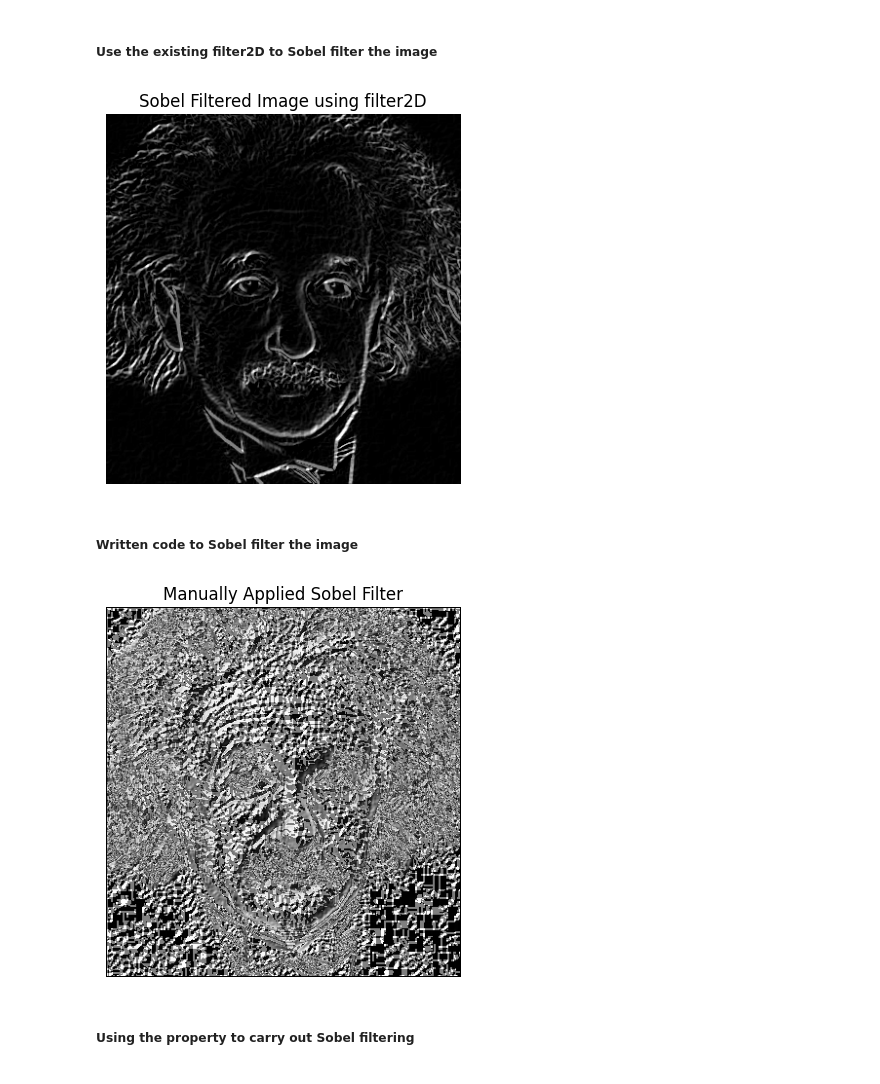
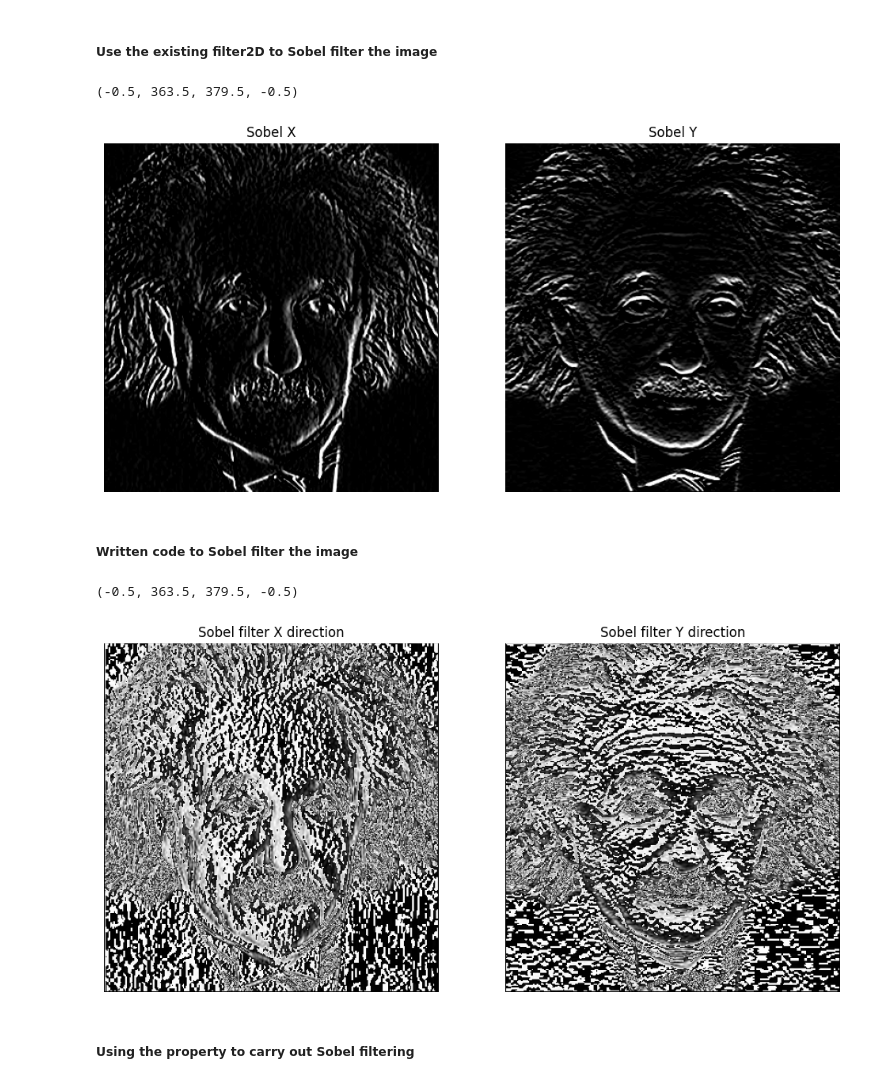
Before and after one commit to DinukaMadhushan1234/Intensity-Transformations-and-Neighborhood, a Jupyter notebook: Sobel filter.ipynb, the cells around one changed output. Saved outputs shown, nothing was run; the diff lists cells and outputs as text; code cells hidden in the pictures.

```diff
--- a/Sobel filter.ipynb
+++ b/Sobel filter.ipynb
@@ -3,30 +3,37 @@
 # %%
 import cv2
 import numpy as np
 import matplotlib.pyplot as plt
 
 # Load the image
 image_path = r"D:\5th sem\Image processing\Assignment 1 on Intensity Transformations and Neighborhood\Intensity-Transformations-and-Neighborhood\a1images\einstein.png"
 image = cv2.imread(image_path, cv2.IMREAD_GRAYSCALE)
 
 # Define the Sobel filters
 sobel_x = np.array([[1, 0, -1], [2, 0, -2], [1, 0, -1]], dtype="int")
 sobel_y = np.array([[1, 2, 1], [0, 0, 0], [-1, -2, -1]], dtype="int")
 
 # Apply the Sobel filter for X and Y direction
 sobel_filtered_x = cv2.filter2D(image, -1, sobel_x)
 sobel_filtered_y = cv2.filter2D(image, -1, sobel_y)
 
 # Combine the two directions
-sobel_combined = cv2.addWeighted(sobel_filtered_x, 0.5, sobel_filtered_y, 0.5, 0)
+# sobel_combined = cv2.addWeighted(sobel_filtered_x, 0.5, sobel_filtered_y, 0.5, 0)
 
 # Display the result
-plt.imshow(sobel_combined, cmap='gray')
-plt.title('Sobel Filtered Image using filter2D')
+plt.figure(figsize=(12, 6))
+plt.subplot(1, 2, 1)
+plt.imshow(sobel_filtered_x, cmap='gray')
+plt.title('Sobel X')
 plt.axis('off')
-plt.show()
+
+plt.subplot(1, 2, 2)
+plt.imshow(sobel_filtered_y, cmap='gray')
+plt.title('Sobel Y')
+plt.axis('off')
 # %% [output]
+(-0.5, 363.5, 379.5, -0.5)
-[figure, old version]
+[figure, new version]
 # %% [markdown]
 ##### Written code to Sobel filter the image
 # %%
@@ -48,15 +55,22 @@ def apply_sobel_filter(image, kernel):
 # Apply Sobel filter
 sobel_x_output = apply_sobel_filter(image, sobel_x)
 sobel_y_output = apply_sobel_filter(image, sobel_y)
-manual_sobel_combined = cv2.addWeighted(sobel_x_output, 0.5, sobel_y_output, 0.5, 0)
+# manual_sobel_combined = cv2.addWeighted(sobel_x_output, 0.5, sobel_y_output, 0.5, 0)
 
 # Display the result
-plt.imshow(manual_sobel_combined, cmap='gray')
-plt.title('Manually Applied Sobel Filter')
+plt.figure(figsize=(12, 6))
+plt.subplot(1, 2, 1)
+plt.imshow(sobel_x_output, cmap='gray')
+plt.title('Sobel filter X direction')
 plt.axis('off')
-plt.show()
+
+plt.subplot(1, 2, 2)
+plt.imshow(sobel_y_output, cmap='gray')
+plt.title('Sobel filter Y direction')
+plt.axis('off')
 # %% [output]
+(-0.5, 363.5, 379.5, -0.5)
-[figure, old version]
+[figure, new version]
 # %% [markdown]
 ##### Using the property to carry out Sobel filtering
 # %%
```
Also changed, not shown: 4 other files.
